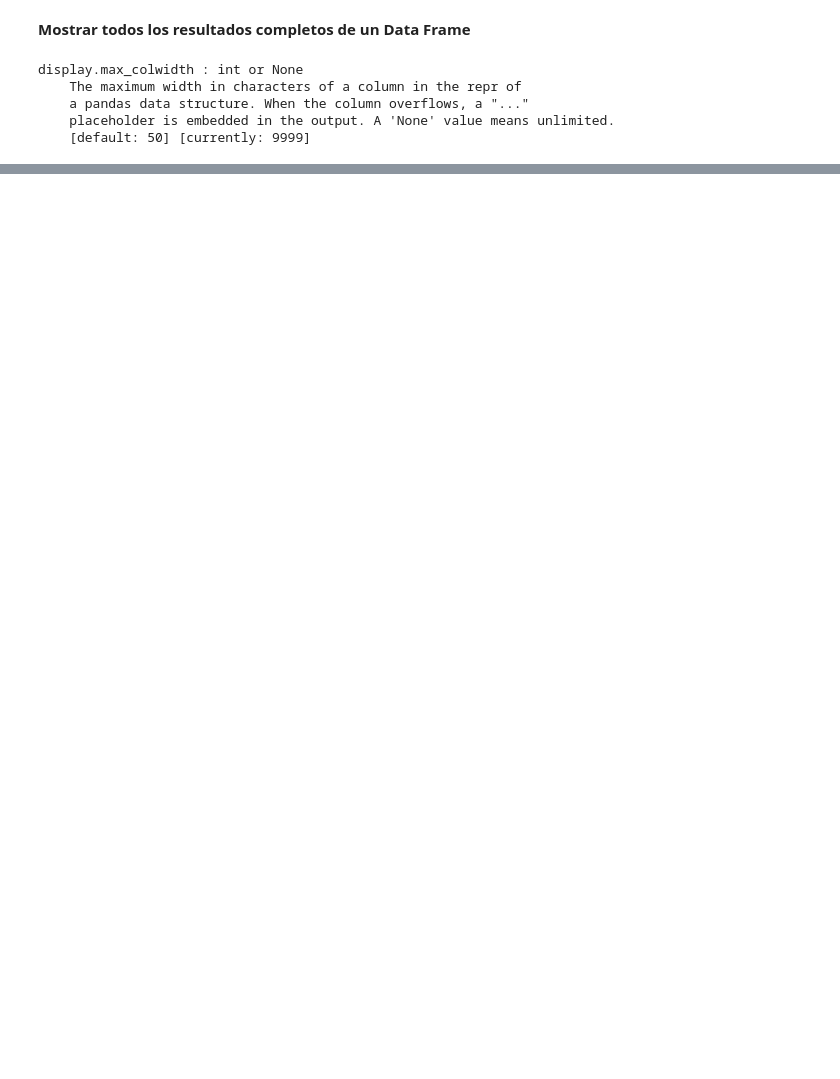
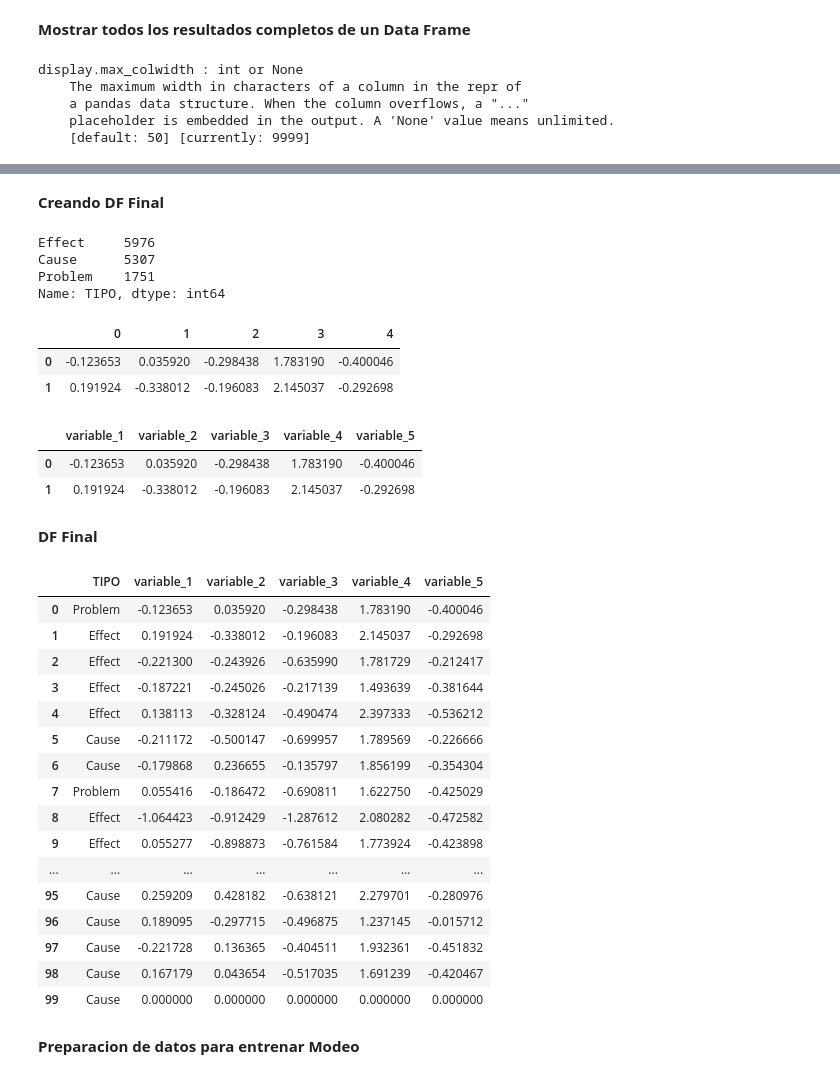
Before and after one commit to abdala9512/nlp-evaluacion-problemas-sociales, a Jupyter notebook: src/notebooks/CBOW_Evaluacion_problemas_sociales_PLN.ipynb, the cells around one changed output, grey strips where cells are left out. Cells and saved outputs as stored; diff of their text form; code cells hidden in the pictures; blank space fills up the shorter version.

Commit message:
cbow_final

```diff
--- a/src/notebooks/CBOW_Evaluacion_problemas_sociales_PLN.ipynb
+++ b/src/notebooks/CBOW_Evaluacion_problemas_sociales_PLN.ipynb
@@ -641,0 +242,3 @@ logprior = 0.16552506929240707, loglikelihood = 4446
+# %%
+df_nlp['CBOW_VECT'] = np.array([np.array([cbow_model.wv[i] for i in ls if i in words])
+                         for ls in df_nlp['DESC_SIN_SW']])
@@ -641,0 +254,56 @@ logprior = 0.16552506929240707, loglikelihood = 4446
+# %%
+text_vect_avg = []
+for v in df_nlp['CBOW_VECT']:
+    if v.size:
+        text_vect_avg.append(v.mean(axis=0))
+    else:
+        text_vect_avg.append(np.zeros(5, dtype=float))
+
+
+df_nlp['CBOW_VECT_AVG'] = text_vect_avg
+# %% [markdown]
+**Creando DF Final**
+# %%
+df_nlp["TIPO"].value_counts()
+# %% [output]
+Effect     5976
+Cause      5307
+Problem    1751
+Name: TIPO, dtype: int64
+# %%
+df_cbow = pd.DataFrame(text_vect_avg)
+df_cbow.head(2)
+# %% [output]
+|  | 0 | 1 | 2 | 3 | 4 |
+| 0 | -0.123653 | 0.035920 | -0.298438 | 1.783190 | -0.400046 |
+| 1 | 0.191924 | -0.338012 | -0.196083 | 2.145037 | -0.292698 |
+# %%
+df_cbow.columns = ['variable_' + str(i+1) for i in range(0, df_cbow.shape[1])]
+df_cbow.head(2)
+# %% [output]
+|  | variable_1 | variable_2 | variable_3 | variable_4 | variable_5 |
+| 0 | -0.123653 | 0.035920 | -0.298438 | 1.783190 | -0.400046 |
+| 1 | 0.191924 | -0.338012 | -0.196083 | 2.145037 | -0.292698 |
+# %% [markdown]
+**DF Final**
+# %%
+df_cbow_final = pd.concat([df_nlp['TIPO'], df_cbow], axis=1, sort=False)
+df_cbow_final.head(100)
+# %% [output]
+|  | TIPO | variable_1 | variable_2 | variable_3 | variable_4 | variable_5 |
+| 0 | Problem | -0.123653 | 0.035920 | -0.298438 | 1.783190 | -0.400046 |
+| 1 | Effect | 0.191924 | -0.338012 | -0.196083 | 2.145037 | -0.292698 |
+| 2 | Effect | -0.221300 | -0.243926 | -0.635990 | 1.781729 | -0.212417 |
+| 3 | Effect | -0.187221 | -0.245026 | -0.217139 | 1.493639 | -0.381644 |
+| 4 | Effect | 0.138113 | -0.328124 | -0.490474 | 2.397333 | -0.536212 |
+| 5 | Cause | -0.211172 | -0.500147 | -0.699957 | 1.789569 | -0.226666 |
+| 6 | Cause | -0.179868 | 0.236655 | -0.135797 | 1.856199 | -0.354304 |
+| 7 | Problem | 0.055416 | -0.186472 | -0.690811 | 1.622750 | -0.425029 |
+| 8 | Effect | -1.064423 | -0.912429 | -1.287612 | 2.080282 | -0.472582 |
+| 9 | Effect | 0.055277 | -0.898873 | -0.761584 | 1.773924 | -0.423898 |
+| ... | ... | ... | ... | ... | ... | ... |
+| 95 | Cause | 0.259209 | 0.428182 | -0.638121 | 2.279701 | -0.280976 |
+| 96 | Cause | 0.189095 | -0.297715 | -0.496875 | 1.237145 | -0.015712 |
+| 97 | Cause | -0.221728 | 0.136365 | -0.404511 | 1.932361 | -0.451832 |
+| 98 | Cause | 0.167179 | 0.043654 | -0.517035 | 1.691239 | -0.420467 |
+| 99 | Cause | 0.000000 | 0.000000 | 0.000000 | 0.000000 | 0.000000 |
@@ -641,0 +312,2 @@ logprior = 0.16552506929240707, loglikelihood = 4446
+# %% [markdown]
+**Preparacion de datos para entrenar Modeo**
```
Also changed, not shown: parts of 87 cells of this notebook.
